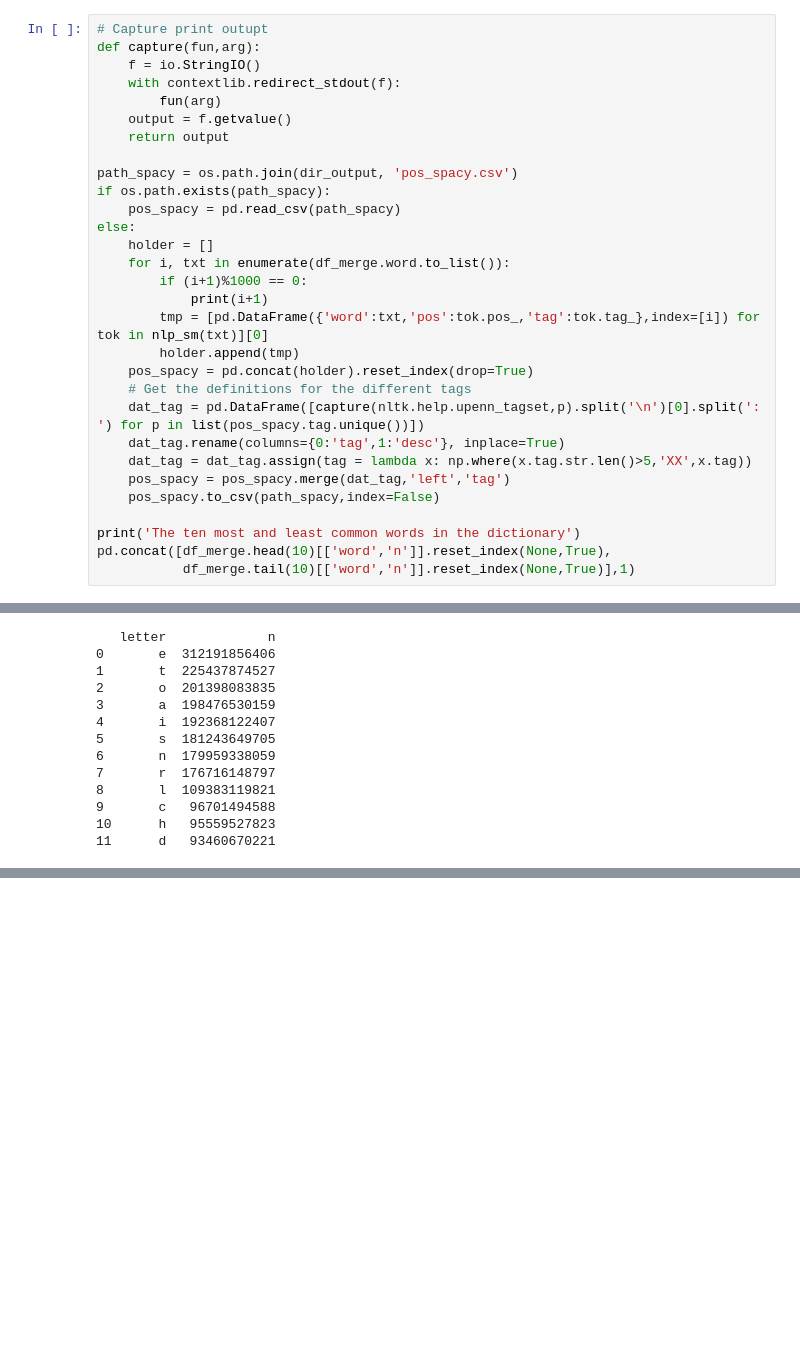
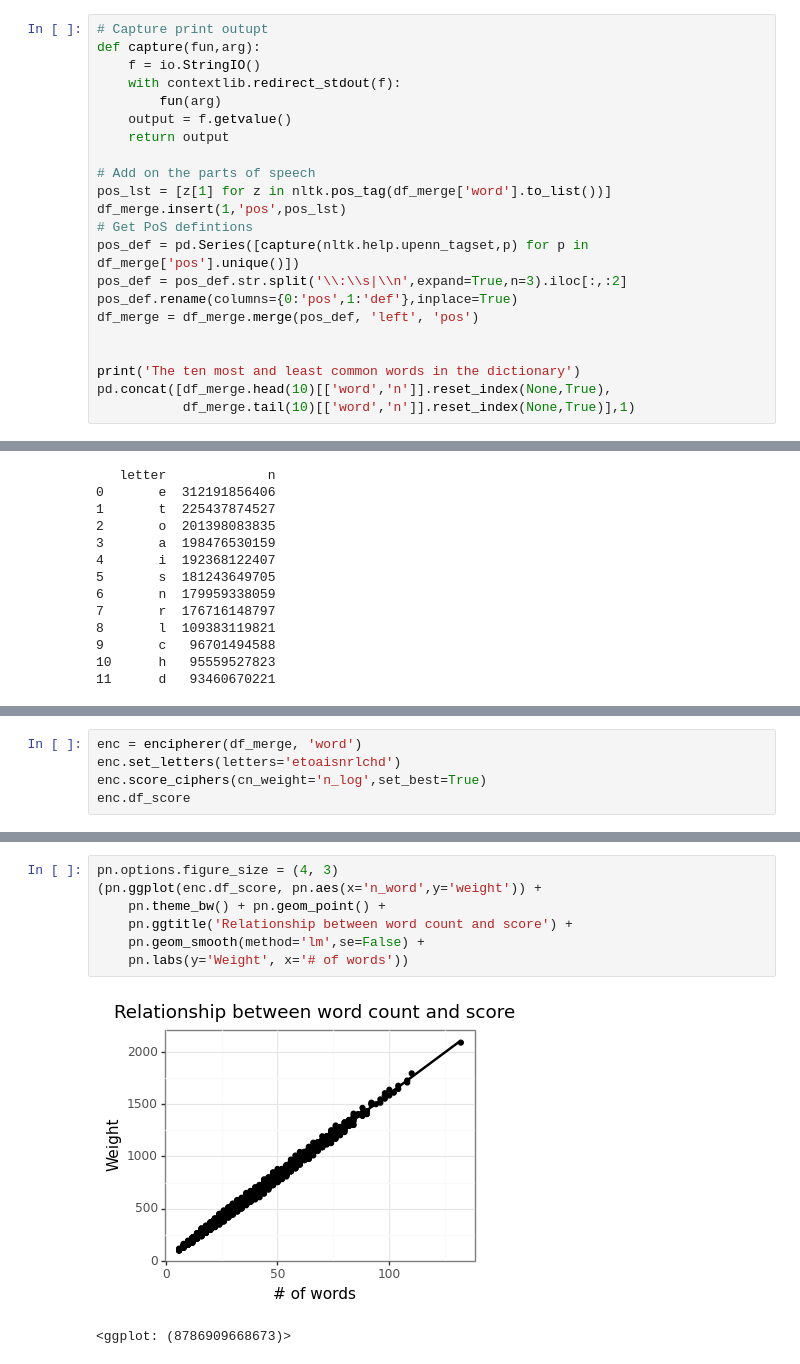
Before and after one commit to ErikinBC/mirror_alphabet, a Jupyter notebook: enciphered.ipynb, the cells around one changed output, grey strips where cells are left out. Cells and saved outputs as stored; diff of their text form; blank space fills up the shorter version.

```diff
--- a/enciphered.ipynb
+++ b/enciphered.ipynb
@@ -200,23 +204,15 @@ def capture(fun,arg):
     output = f.getvalue()
     return output
 
-path_spacy = os.path.join(dir_output, 'pos_spacy.csv')
-if os.path.exists(path_spacy):
-    pos_spacy = pd.read_csv(path_spacy)
-else:
-    holder = []
-    for i, txt in enumerate(df_merge.word.to_list()):
-        if (i+1)%1000 == 0:
-            print(i+1)
-        tmp = [pd.DataFrame({'word':txt,'pos':tok.pos_,'tag':tok.tag_},index=[i]) for tok in nlp_sm(txt)][0]
-        holder.append(tmp)
-    pos_spacy = pd.concat(holder).reset_index(drop=True)
-    # Get the definitions for the different tags
-    dat_tag = pd.DataFrame([capture(nltk.help.upenn_tagset,p).split('\n')[0].split(': ') for p in list(pos_spacy.tag.unique())])
-    dat_tag.rename(columns={0:'tag',1:'desc'}, inplace=True)
-    dat_tag = dat_tag.assign(tag = lambda x: np.where(x.tag.str.len()>5,'XX',x.tag))
-    pos_spacy = pos_spacy.merge(dat_tag,'left','tag')
-    pos_spacy.to_csv(path_spacy,index=False)
+# Add on the parts of speech
+pos_lst = [z[1] for z in nltk.pos_tag(df_merge['word'].to_list())]
+df_merge.insert(1,'pos',pos_lst)
+# Get PoS defintions
+pos_def = pd.Series([capture(nltk.help.upenn_tagset,p) for p in df_merge['pos'].unique()])
+pos_def = pos_def.str.split('\\:\\s|\\n',expand=True,n=3).iloc[:,:2]
+pos_def.rename(columns={0:'pos',1:'def'},inplace=True)
+df_merge = df_merge.merge(pos_def, 'left', 'pos')
+
 
 print('The ten most and least common words in the dictionary')
 pd.concat([df_merge.head(10)[['word','n']].reset_index(None,True),
@@ -493,0 +559,5 @@ gg_jac
+# %%
+enc = encipherer(df_merge, 'word')
+enc.set_letters(letters='etoaisnrlchd')
+enc.score_ciphers(cn_weight='n_log',set_best=True)
+enc.df_score
@@ -493,0 +578,10 @@ gg_jac
+# %%
+pn.options.figure_size = (4, 3)
+(pn.ggplot(enc.df_score, pn.aes(x='n_word',y='weight')) +
+    pn.theme_bw() + pn.geom_point() +
+    pn.ggtitle('Relationship between word count and score') +
+    pn.geom_smooth(method='lm',se=False) +
+    pn.labs(y='Weight', x='# of words'))
+# %% [output]
+[figure, added]
+<ggplot: (8786909668673)>
```
Also changed, not shown: parts of 34 cells of this notebook, 2 other files.
